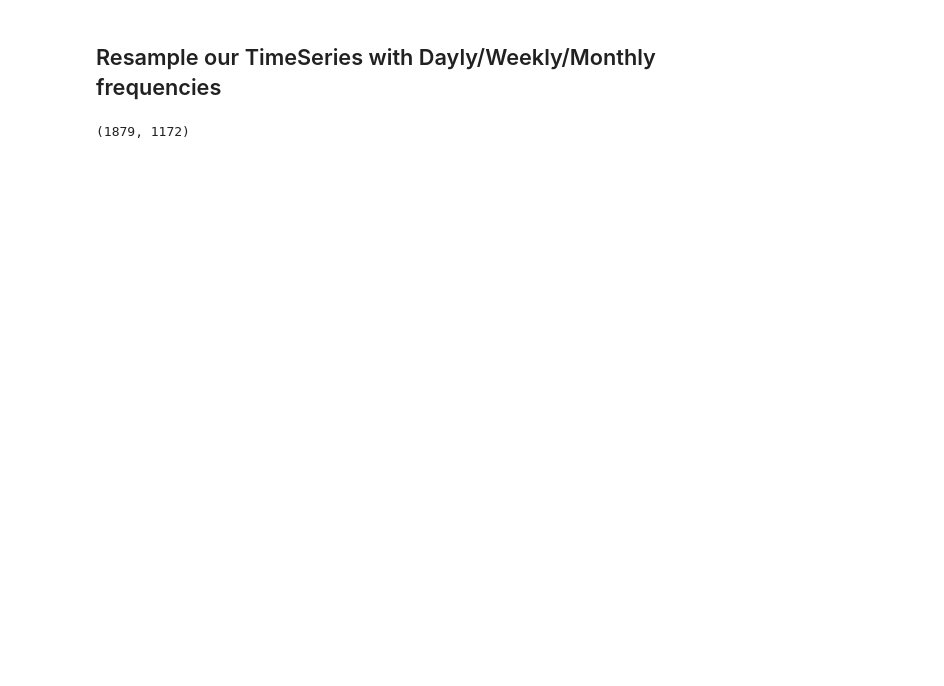
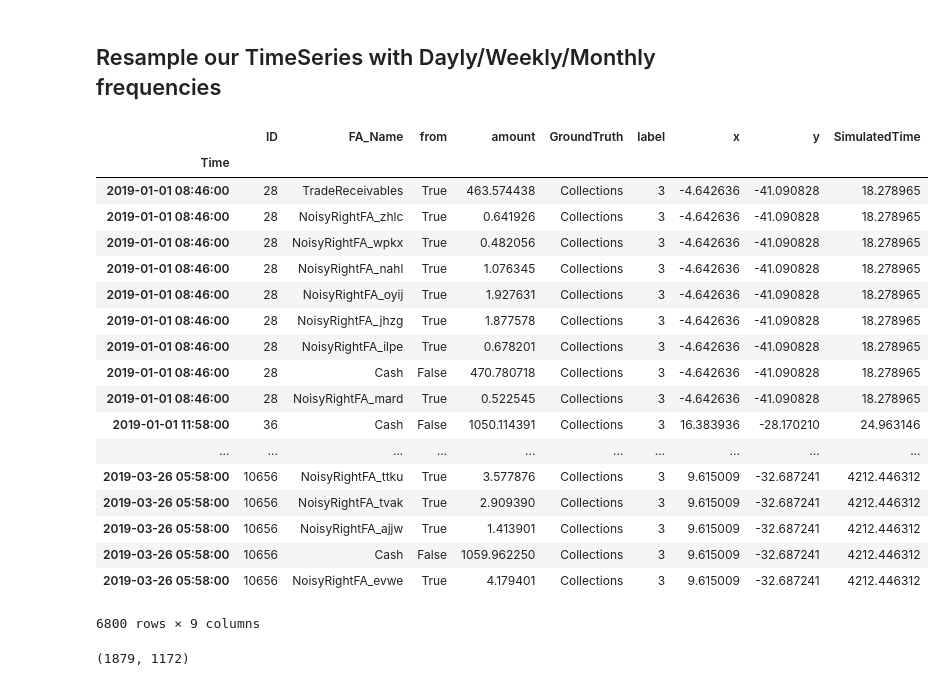
Before and after one commit to AlexWorldD/NetEmbs, a Jupyter notebook: InteractiveVis_v2_old.ipynb, the cells around one changed output. Saved outputs shown, nothing was run; the diff lists cells and outputs as text; code cells hidden in the pictures; blank space fills up the shorter version.

Commit message:
todo: check collections and sales.

```diff
--- a/InteractiveVis_v2_old.ipynb
+++ b/InteractiveVis_v2_old.ipynb
@@ -494,6 +494,28 @@ plotAmounts(df_filtered)
 # %%
 sales = df_filtered[0]
 collections = df_filtered[1]
+# %%
+collections
+# %% [output]
+|  | ID | FA_Name | from | amount | GroundTruth | label | x | y | SimulatedTime |
+| Time |  |  |  |  |  |  |  |  |  |
+| 2019-01-01 08:46:00 | 28 | TradeReceivables | True | 463.574438 | Collections | 3 | -4.642636 | -41.090828 | 18.278965 |
+| 2019-01-01 08:46:00 | 28 | NoisyRightFA_zhlc | True | 0.641926 | Collections | 3 | -4.642636 | -41.090828 | 18.278965 |
+| 2019-01-01 08:46:00 | 28 | NoisyRightFA_wpkx | True | 0.482056 | Collections | 3 | -4.642636 | -41.090828 | 18.278965 |
+| 2019-01-01 08:46:00 | 28 | NoisyRightFA_nahl | True | 1.076345 | Collections | 3 | -4.642636 | -41.090828 | 18.278965 |
+| 2019-01-01 08:46:00 | 28 | NoisyRightFA_oyij | True | 1.927631 | Collections | 3 | -4.642636 | -41.090828 | 18.278965 |
+| 2019-01-01 08:46:00 | 28 | NoisyRightFA_jhzg | True | 1.877578 | Collections | 3 | -4.642636 | -41.090828 | 18.278965 |
+| 2019-01-01 08:46:00 | 28 | NoisyRightFA_ilpe | True | 0.678201 | Collections | 3 | -4.642636 | -41.090828 | 18.278965 |
+| 2019-01-01 08:46:00 | 28 | Cash | False | 470.780718 | Collections | 3 | -4.642636 | -41.090828 | 18.278965 |
+| 2019-01-01 08:46:00 | 28 | NoisyRightFA_mard | True | 0.522545 | Collections | 3 | -4.642636 | -41.090828 | 18.278965 |
+| 2019-01-01 11:58:00 | 36 | Cash | False | 1050.114391 | Collections | 3 | 16.383936 | -28.170210 | 24.963146 |
+| ... | ... | ... | ... | ... | ... | ... | ... | ... | ... |
+| 2019-03-26 05:58:00 | 10656 | NoisyRightFA_ttku | True | 3.577876 | Collections | 3 | 9.615009 | -32.687241 | 4212.446312 |
+| 2019-03-26 05:58:00 | 10656 | NoisyRightFA_tvak | True | 2.909390 | Collections | 3 | 9.615009 | -32.687241 | 4212.446312 |
+| 2019-03-26 05:58:00 | 10656 | NoisyRightFA_ajjw | True | 1.413901 | Collections | 3 | 9.615009 | -32.687241 | 4212.446312 |
+| 2019-03-26 05:58:00 | 10656 | Cash | False | 1059.962250 | Collections | 3 | 9.615009 | -32.687241 | 4212.446312 |
+| 2019-03-26 05:58:00 | 10656 | NoisyRightFA_evwe | True | 4.179401 | Collections | 3 | 9.615009 | -32.687241 | 4212.446312 |
+6800 rows × 9 columns
 # %%
 sales.ID.nunique(), collections.ID.nunique()
 # %% [output]
```
